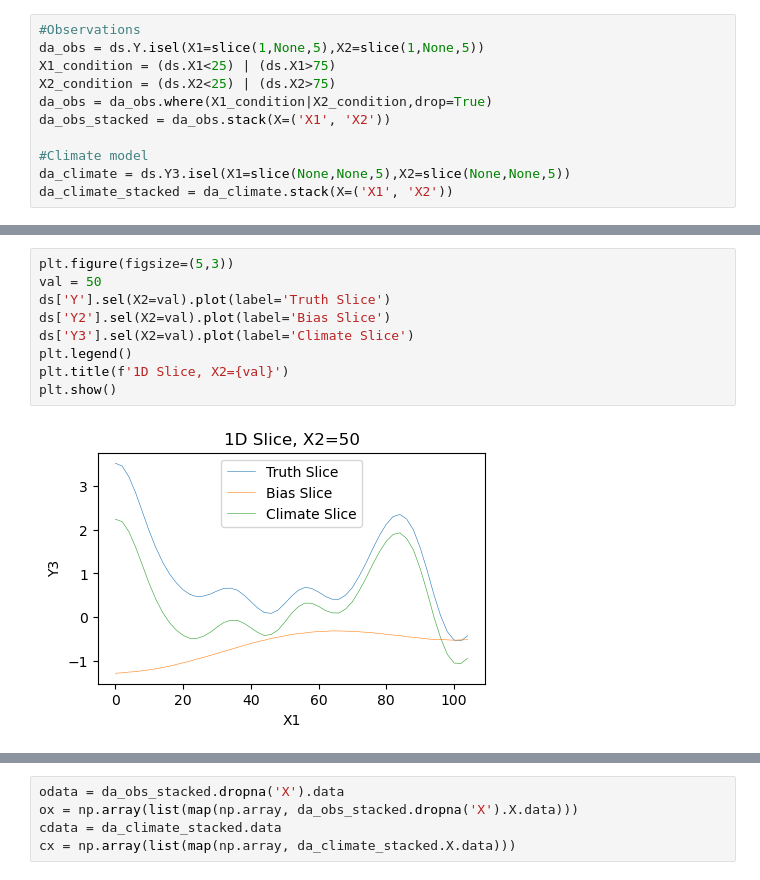
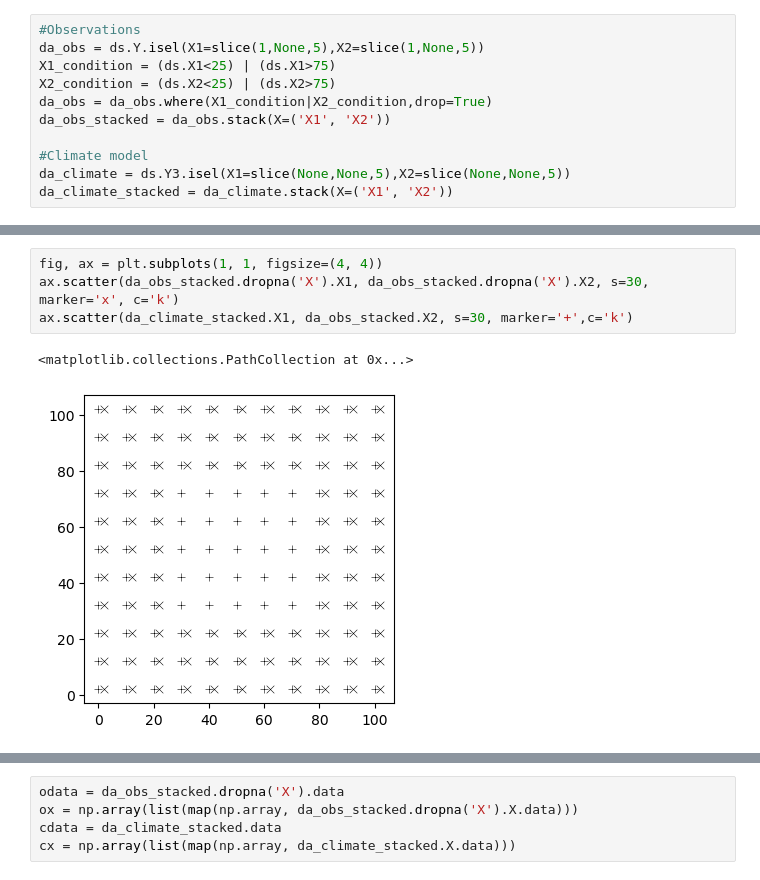
Before and after one commit to Jez-Carter/Bias_Correction, a Jupyter notebook: scripts/Exploratory_Notebooks/2D Gaussian Process Example.ipynb, the cells around one changed output, grey strips where cells are left out. Cells and saved outputs as stored; diff of their text form.

```diff
--- a/scripts/Exploratory_Notebooks/2D Gaussian Process Example.ipynb
+++ b/scripts/Exploratory_Notebooks/2D Gaussian Process Example.ipynb
@@ -81,11 +79,7 @@ for i,var,da in zip([0,2],['Y','Y3'],[da_obs,da_climate]):
-# %%
-plt.figure(figsize=(5,3))
-val = 50
-ds['Y'].sel(X2=val).plot(label='Truth Slice')
-ds['Y2'].sel(X2=val).plot(label='Bias Slice')
-ds['Y3'].sel(X2=val).plot(label='Climate Slice')
-plt.legend()
-plt.title(f'1D Slice, X2={val}')
-plt.show()
-# %% [output]
-[figure, removed]
+# %%
+fig, ax = plt.subplots(1, 1, figsize=(4, 4))
+ax.scatter(da_obs_stacked.dropna('X').X1, da_obs_stacked.dropna('X').X2, s=30, marker='x', c='k')
+ax.scatter(da_climate_stacked.X1, da_obs_stacked.X2, s=30, marker='+',c='k')
+# %% [output]
+<matplotlib.collections.PathCollection at 0x...>
+[figure, added]
```
Also changed, not shown: parts of 8 cells of this notebook, 3 other files.
